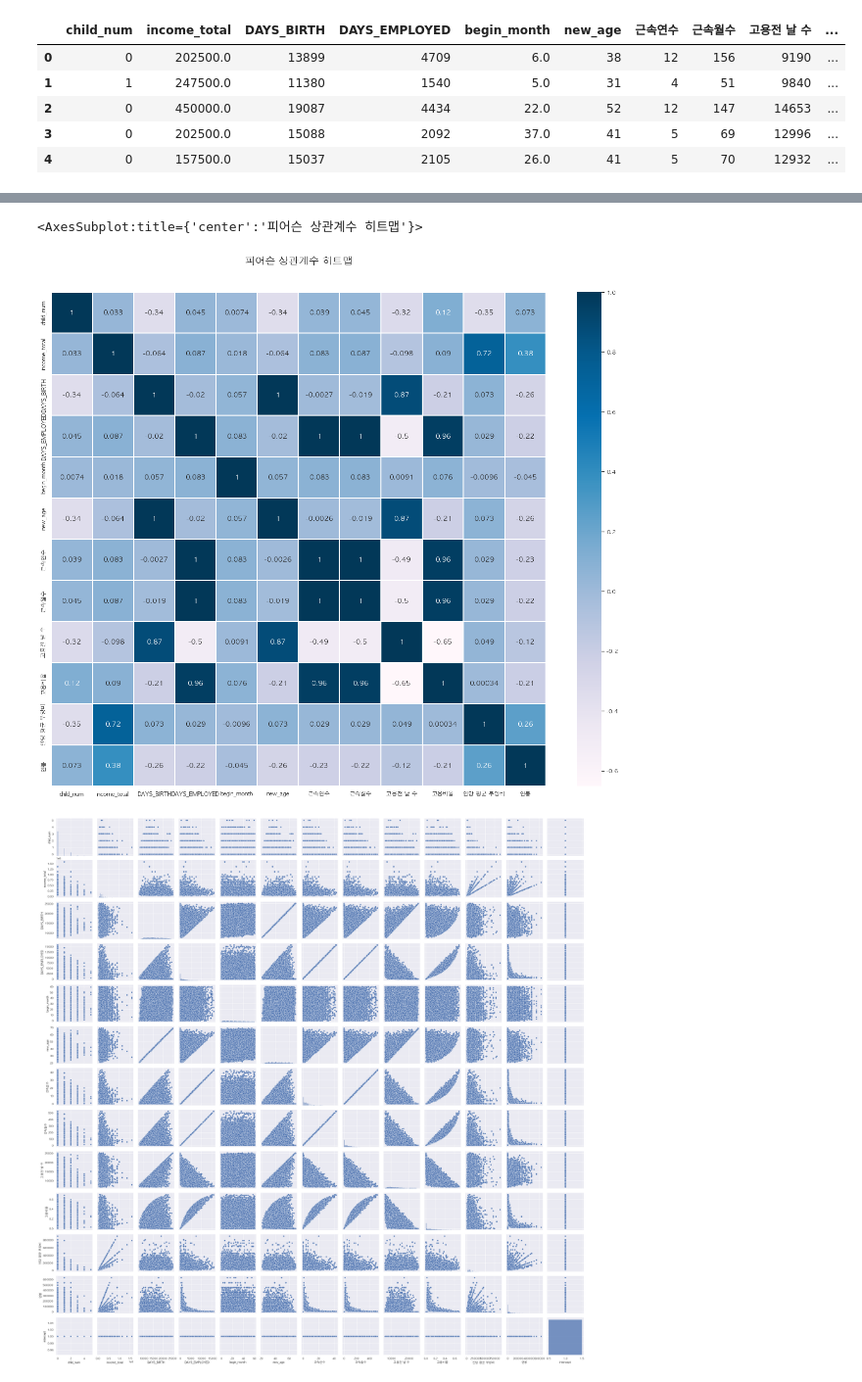
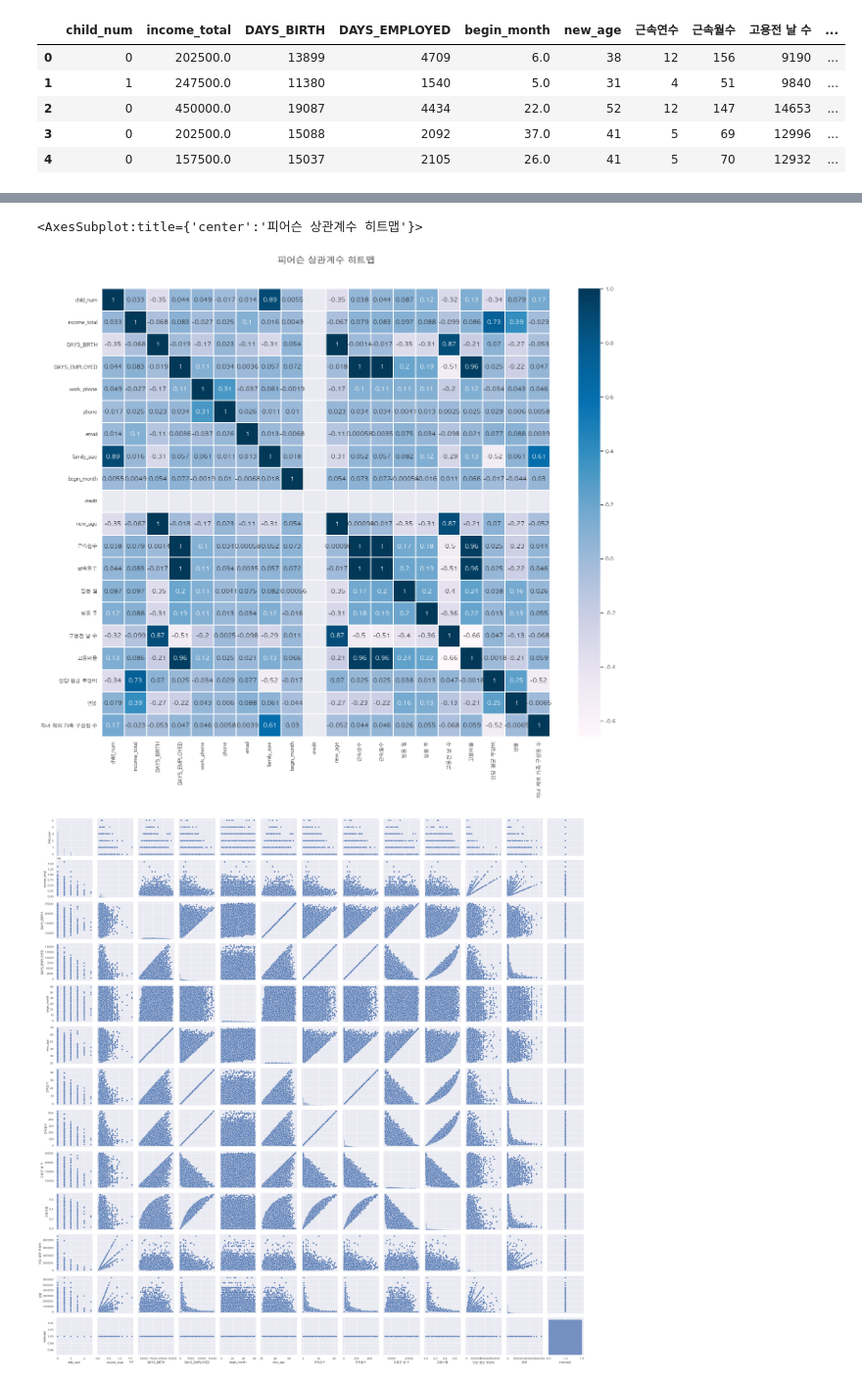
Before and after one commit to weed0328/DNA, a Jupyter notebook: 💳데이콘 신용카드 연체 예측 경진대회/VIF를 이용한 다중공선성 처리.ipynb, the cells around one changed output, grey strips where cells are left out. Shown at 98% size. Drawn from its saved outputs; the diff is of its cells as text; code cells hidden in the pictures.

```diff
--- a/💳데이콘 신용카드 연체 예측 경진대회/VIF를 이용한 다중공선성 처리.ipynb
+++ b/💳데이콘 신용카드 연체 예측 경진대회/VIF를 이용한 다중공선성 처리.ipynb
@@ -101,12 +104,12 @@ int_train.corr()
 # %%
 colormap = plt.cm.PuBu
 plt.figure(figsize=(22, 18))
 plt.title("피어슨 상관계수 히트맵", y = 1.05, size = 20)
-sns.heatmap(int_train.corr(), linewidths = 0.1, vmax = 1.0,
+sns.heatmap(credit2.corr(), linewidths = 0.1, vmax = 1.0,
            square = True, cmap = colormap, linecolor = "white", annot = True, annot_kws = {"size" : 13})
 # %% [output]
 <AxesSubplot:title={'center':'피어슨 상관계수 히트맵'}>
-[figure, old version]
+[figure, new version]
 # %%
 sns.pairplot(int_train)
 plt.show()
```
Also changed, not shown: parts of 1 cell of this notebook, 4 other files.
